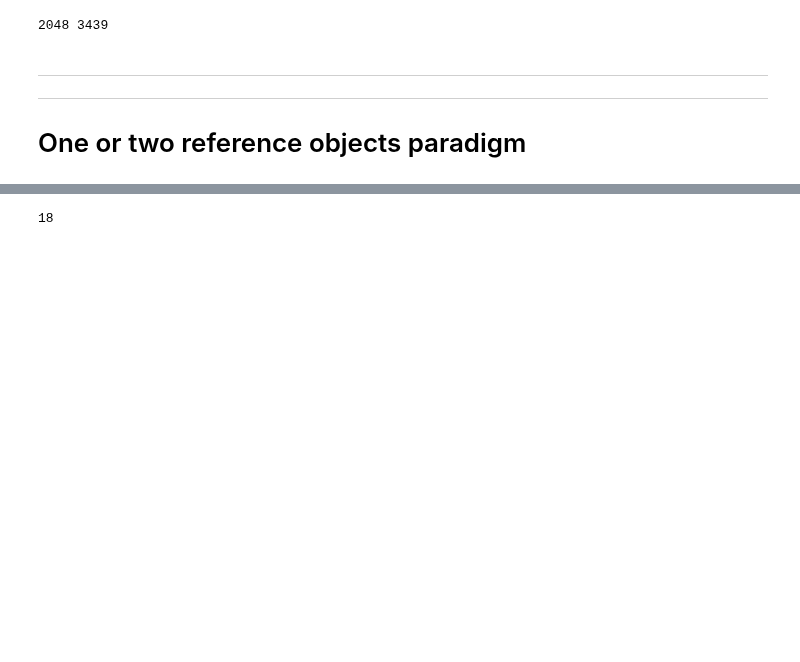
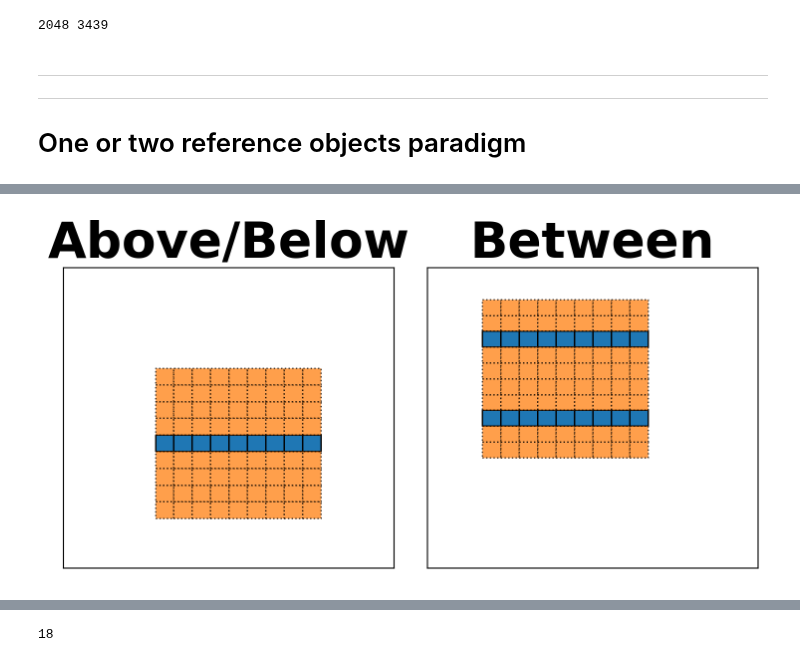
Before and after one commit to guydav/simple-relational-reasoning, a Jupyter notebook: notebooks/QuinnObjectVisualizations.ipynb, the cells around one changed output, grey strips where cells are left out. Cells and saved outputs as stored; diff of their text form; code cells hidden in the pictures; blank space fills up the shorter version.

```diff
--- a/notebooks/QuinnObjectVisualizations.ipynb
+++ b/notebooks/QuinnObjectVisualizations.ipynb
@@ -436,0 +483,67 @@ Class balance in the training set: 0: 1825 | 1: 1803
+# %%
+length = 9
+above_below_start = 5
+above_below_height = 7
+between_start = 3
+between_lower_height = 9
+between_higher_height = 14
+
+fig = plt.figure(figsize=(9, 4), dpi=200)
+fig.subplots_adjust(wspace=0.1, hspace=0.125)
+
+bg_color = 'white'
+title_font_size = 36
+
+above_below_ax = plt.subplot(1, 2, 1)
+above_below_ax.set_title('Above/Below', fontsize=title_font_size, fontweight='bold')
+
+refernece = create_grid(above_below_start, above_below_start + length, above_below_height, above_below_height + 1)
+visualize_objects(refernece, ONE_OR_TWO_QUINN_FAUX_GENERATORS[False][ObjectGeneratorWithoutSize],
+                  above_below_ax, bg_color=bg_color)
+
+above_target_grid = create_grid(above_below_start, above_below_start + length, above_below_height + 1, above_below_height + 5, 1)
+above_patches, above_colors = create_patches_and_colors(above_target_grid,
+                                                        ONE_OR_TWO_QUINN_FAUX_GENERATORS[False][ObjectGeneratorWithoutSize])
+add_patches_to_ax(above_below_ax, above_patches, above_colors,
+                  bg_color=bg_color, linestyle=':')
+
+below_target_grid = create_grid(above_below_start, above_below_start + length, above_below_height - 4, above_below_height, 1)
+below_patches, below_colors = create_patches_and_colors(below_target_grid,
+                                                        ONE_OR_TWO_QUINN_FAUX_GENERATORS[False][ObjectGeneratorWithoutSize])
+add_patches_to_ax(above_below_ax, below_patches, below_colors,
+                  bg_color=bg_color, linestyle=':')
+
+
+between_ax = plt.subplot(1, 2, 2)
+between_ax.set_title('Between', fontsize=title_font_size, fontweight='bold')
+
+higher_refernece = create_grid(between_start, between_start + length, between_higher_height, between_higher_height + 1)
+visualize_objects(higher_refernece, ONE_OR_TWO_QUINN_FAUX_GENERATORS[True][ObjectGeneratorWithoutSize],
+                  between_ax, bg_color=bg_color)
+
+lower_refernece = create_grid(between_start, between_start + length, between_lower_height, between_lower_height + 1)
+visualize_objects(lower_refernece, ONE_OR_TWO_QUINN_FAUX_GENERATORS[True][ObjectGeneratorWithoutSize],
+                  between_ax, bg_color=bg_color)
+
+between_above_target_grid = create_grid(between_start, between_start + length, between_higher_height + 1, between_higher_height + 3, 1)
+between_above_patches, between_above_colors = create_patches_and_colors(
+    between_above_target_grid, ONE_OR_TWO_QUINN_FAUX_GENERATORS[True][ObjectGeneratorWithoutSize])
+add_patches_to_ax(between_ax, between_above_patches, between_above_colors,
+                  bg_color=bg_color, linestyle=':')
+
+between_target_grid = create_grid(between_start, between_start + length, between_lower_height + 1, between_higher_height, 1)
+between_patches, between_colors = create_patches_and_colors(
+    between_target_grid, ONE_OR_TWO_QUINN_FAUX_GENERATORS[True][ObjectGeneratorWithoutSize])
+add_patches_to_ax(between_ax, between_patches, between_colors,
+                  bg_color=bg_color, linestyle=':')
+
+between_below_target_grid = create_grid(between_start, between_start + length, between_lower_height - 2, between_lower_height, 1)
+between_below_patches, between_below_colors = create_patches_and_colors(
+    between_below_target_grid, ONE_OR_TWO_QUINN_FAUX_GENERATORS[True][ObjectGeneratorWithoutSize])
+add_patches_to_ax(between_ax, between_below_patches, between_below_colors,
+                  bg_color=bg_color, linestyle=':')
+
+save_plot(f'exp1_target_grid_stimuli_{bg_color}_background.pdf')
+
+plt.show()
+# %% [output]
@@ -437,3 +567,4 @@ Class balance in the training set: 0: 1825 | 1: 1803
+[figure, added]
 # %%
 one_obj_dataset = ONE_OR_TWO_DATASETS[ObjectGeneratorWithoutSize, False]
 two_obj_dataset = ONE_OR_TWO_DATASETS[ObjectGeneratorWithoutSize, True]
```
Also changed, not shown: parts of 9 cells of this notebook, 11 other files.
